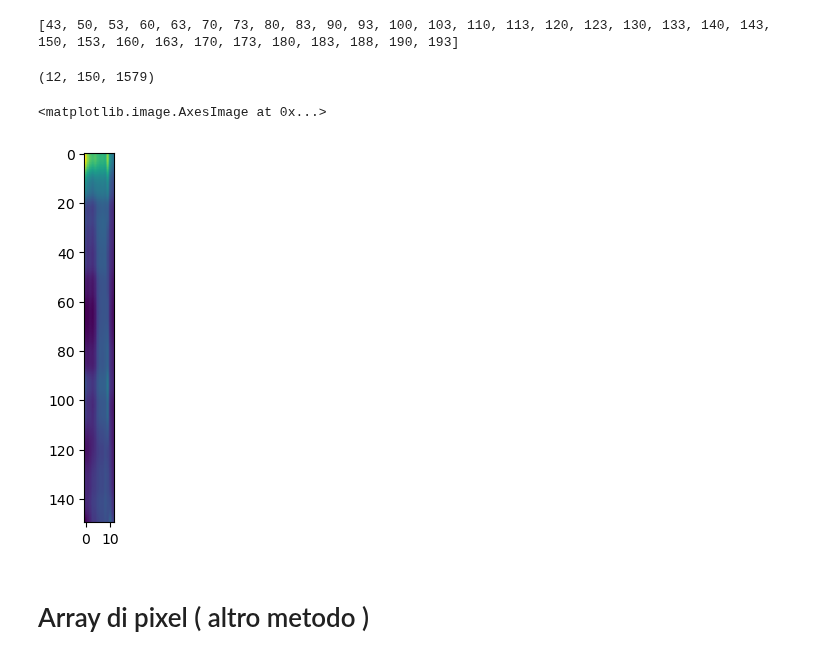
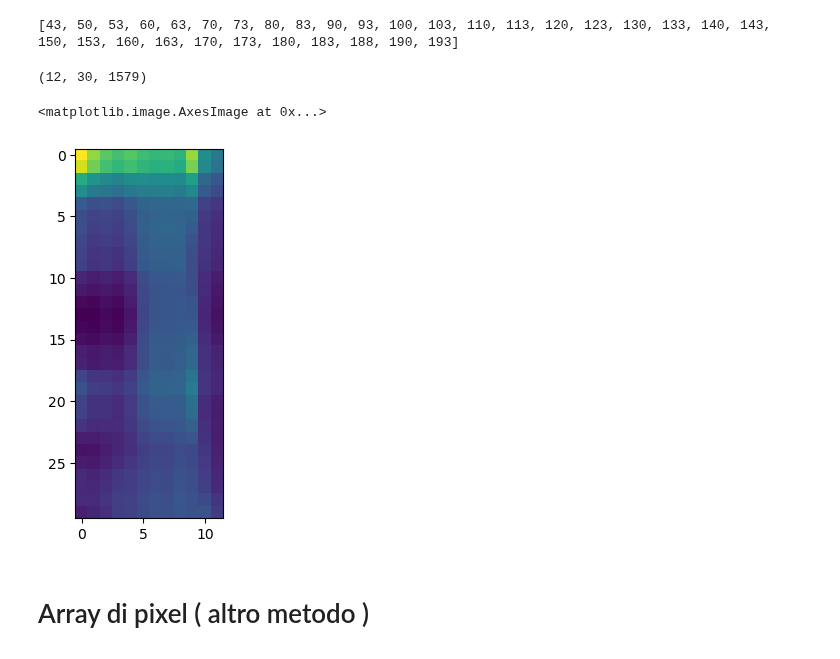
Before and after one commit to Simone-Scalella/AgriVision2022, a Jupyter notebook: impResa.ipynb, the cells around one changed output. Drawn from its saved outputs; the diff is of its cells as text; code cells hidden in the pictures.

```diff
--- a/impResa.ipynb
+++ b/impResa.ipynb
@@ -140,15 +147,15 @@ inter.interpolation = SplineInterpolation(
 )
 #inter.plot()
 # %%
-step = 1
+step = 5
 test = inter.interpolation._evaluate(inter,range(43,193,step))
 #newInter = inter.interpolation._evaluate(inter,range(43,193,5))[:,:,0]
 print(test[:,:,:].shape)
 plt.imshow(np.transpose(test[:,:,700]))
 # %% [output]
-(12, 150, 1579)
+(12, 30, 1579)
 <matplotlib.image.AxesImage at 0x...>
-[figure, old version]
+[figure, new version]
 # %% [markdown]
 # Array di pixel ( altro metodo )
 # %%
```
Also changed, not shown: parts of 5 cells of this notebook, 3 other files.
